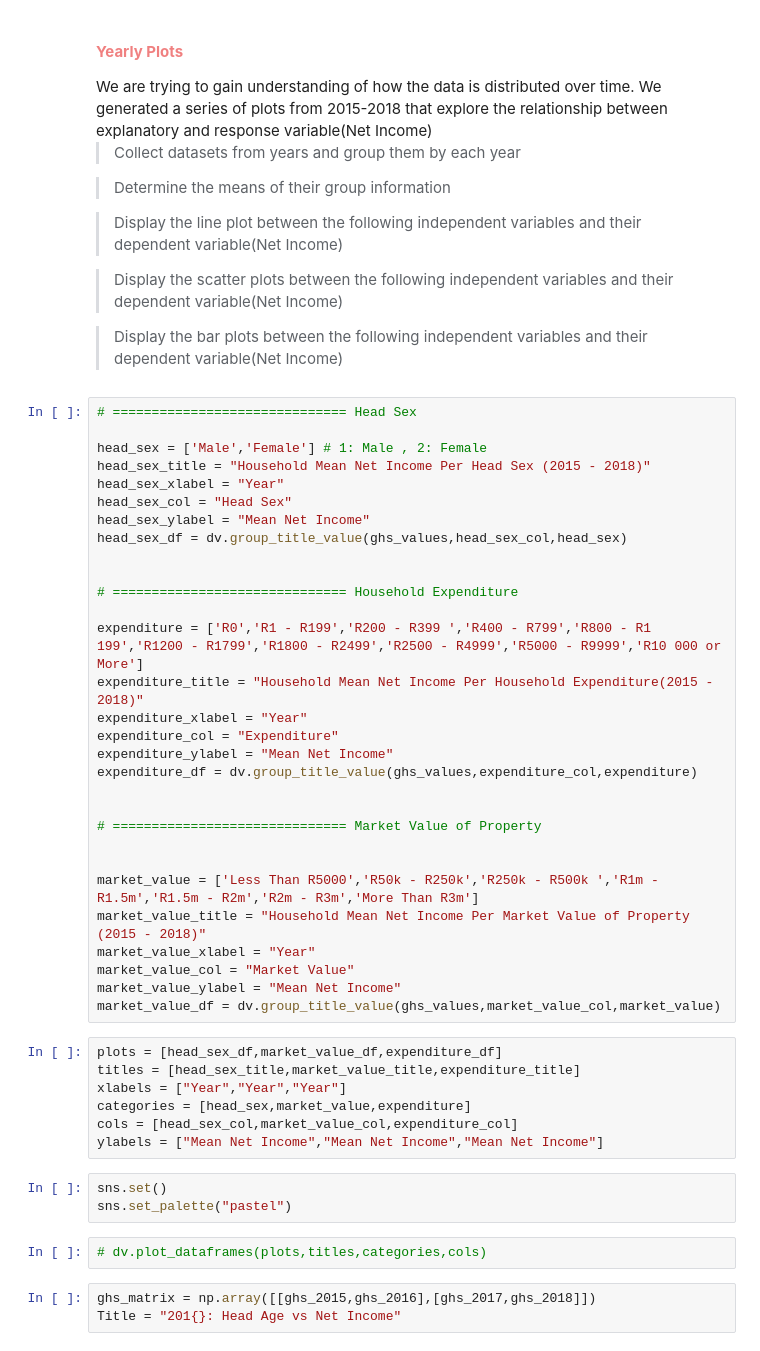
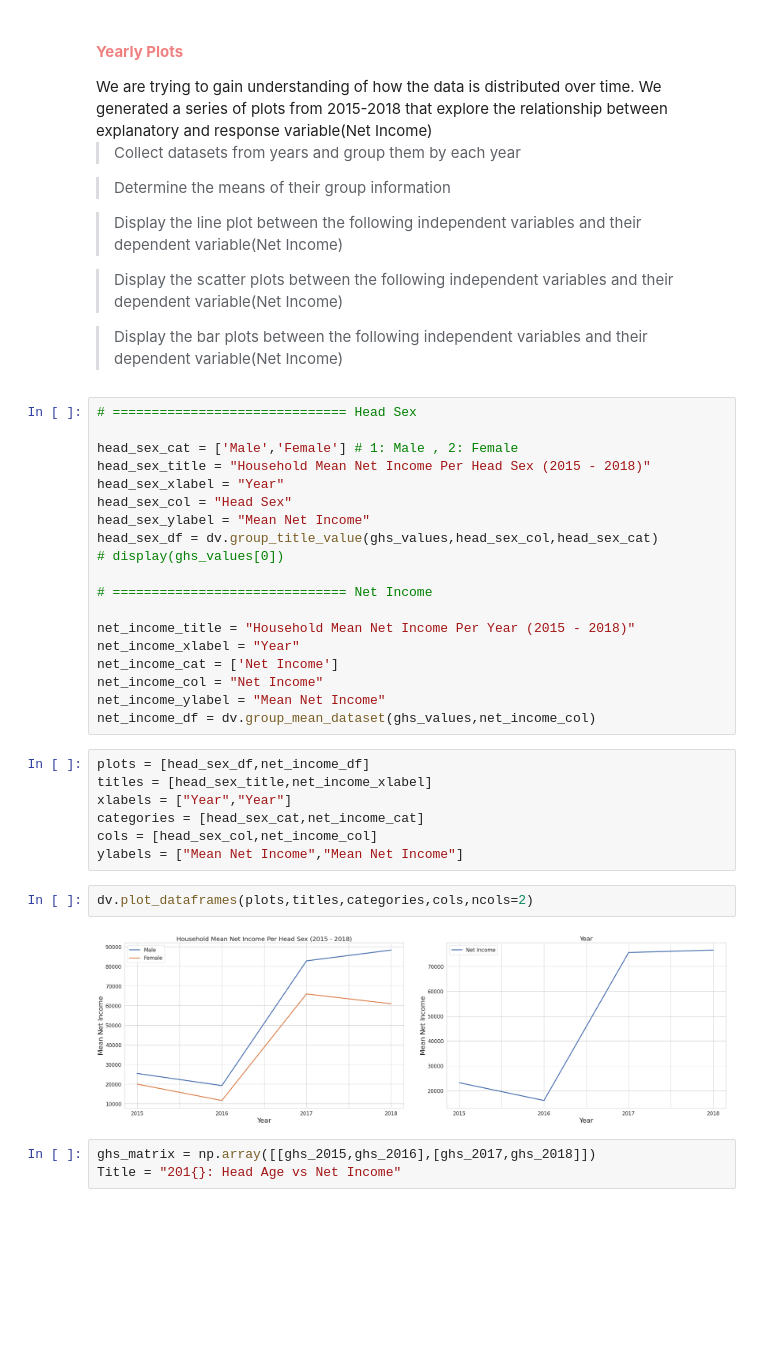
Before and after one commit to Five-Tackle-One/DAE-Mini-Project, a Jupyter notebook: General House Survey.ipynb, the cells around one changed output. Saved outputs shown, nothing was run; the diff lists cells and outputs as text; blank space fills up the shorter version.

```diff
--- a/General House Survey.ipynb
+++ b/General House Survey.ipynb
@@ -418,45 +506,33 @@ We are trying to gain understanding of how the data is distributed over time. We
 # %%
 # ============================== Head Sex
 
-head_sex = ['Male','Female'] # 1: Male , 2: Female
+head_sex_cat = ['Male','Female'] # 1: Male , 2: Female
 head_sex_title = "Household Mean Net Income Per Head Sex (2015 - 2018)"
 head_sex_xlabel = "Year"
 head_sex_col = "Head Sex"
 head_sex_ylabel = "Mean Net Income"
-head_sex_df = dv.group_title_value(ghs_values,head_sex_col,head_sex)
+head_sex_df = dv.group_title_value(ghs_values,head_sex_col,head_sex_cat)
+# display(ghs_values[0])
 
+# ============================== Net Income
 
-# ============================== Household Expenditure
-
-expenditure = ['R0','R1 - R199','R200 - R399 ','R400 - R799','R800 - R1 199','R1200 - R1799','R1800 - R2499','R2500 - R4999','R5000 - R9999','R10 000 or More']
-expenditure_title = "Household Mean Net Income Per Household Expenditure(2015 - 2018)"
-expenditure_xlabel = "Year"
-expenditure_col = "Expenditure"
-expenditure_ylabel = "Mean Net Income"
-expenditure_df = dv.group_title_value(ghs_values,expenditure_col,expenditure)
-
-
-# ============================== Market Value of Property
-
-
-market_value = ['Less Than R5000','R50k - R250k','R250k - R500k ','R1m - R1.5m','R1.5m - R2m','R2m - R3m','More Than R3m']
-market_value_title = "Household Mean Net Income Per Market Value of Property (2015 - 2018)"
-market_value_xlabel = "Year"
-market_value_col = "Market Value"
-market_value_ylabel = "Mean Net Income"
-market_value_df = dv.group_title_value(ghs_values,market_value_col,market_value)
+net_income_title = "Household Mean Net Income Per Year (2015 - 2018)"
+net_income_xlabel = "Year"
+net_income_cat = ['Net Income']
+net_income_col = "Net Income"
+net_income_ylabel = "Mean Net Income"
+net_income_df = dv.group_mean_dataset(ghs_values,net_income_col)
 # %%
-plots = [head_sex_df,market_value_df,expenditure_df]
-titles = [head_sex_title,market_value_title,expenditure_title]
-xlabels = ["Year","Year","Year"]
-categories = [head_sex,market_value,expenditure]
-cols = [head_sex_col,market_value_col,expenditure_col]
-ylabels = ["Mean Net Income","Mean Net Income","Mean Net Income"]
+plots = [head_sex_df,net_income_df]
+titles = [head_sex_title,net_income_xlabel]
+xlabels = ["Year","Year"]
+categories = [head_sex_cat,net_income_cat]
+cols = [head_sex_col,net_income_col]
+ylabels = ["Mean Net Income","Mean Net Income"]
-# %%
-sns.set()
-sns.set_palette("pastel")
 # %%
-# dv.plot_dataframes(plots,titles,categories,cols)
+dv.plot_dataframes(plots,titles,categories,cols,ncols=2)
+# %% [output]
+[figure, added]
 # %%
 ghs_matrix = np.array([[ghs_2015,ghs_2016],[ghs_2017,ghs_2018]])
 Title = "201{}: Head Age vs Net Income"
```
Also changed, not shown: parts of 195 cells of this notebook, 4 other files.
